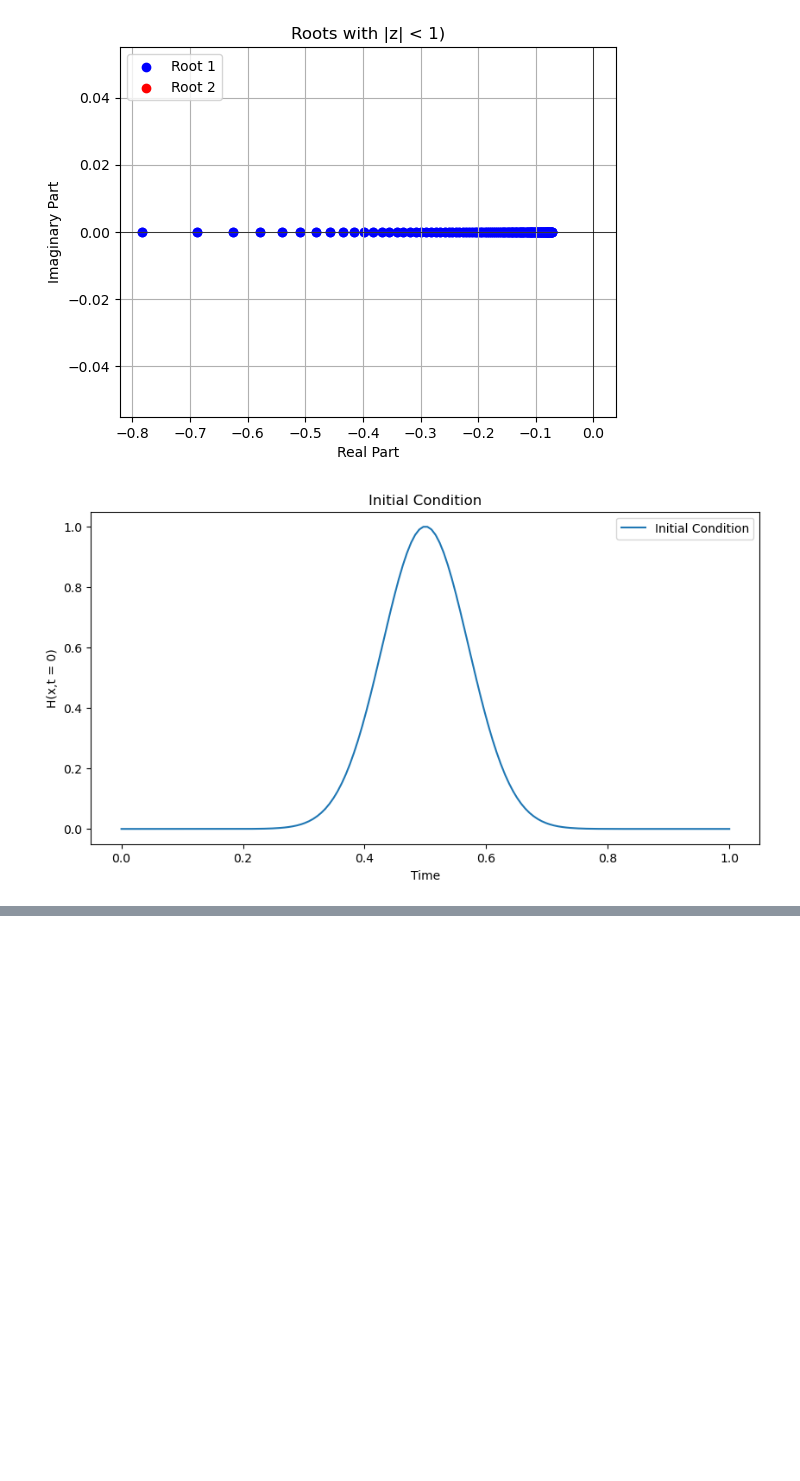
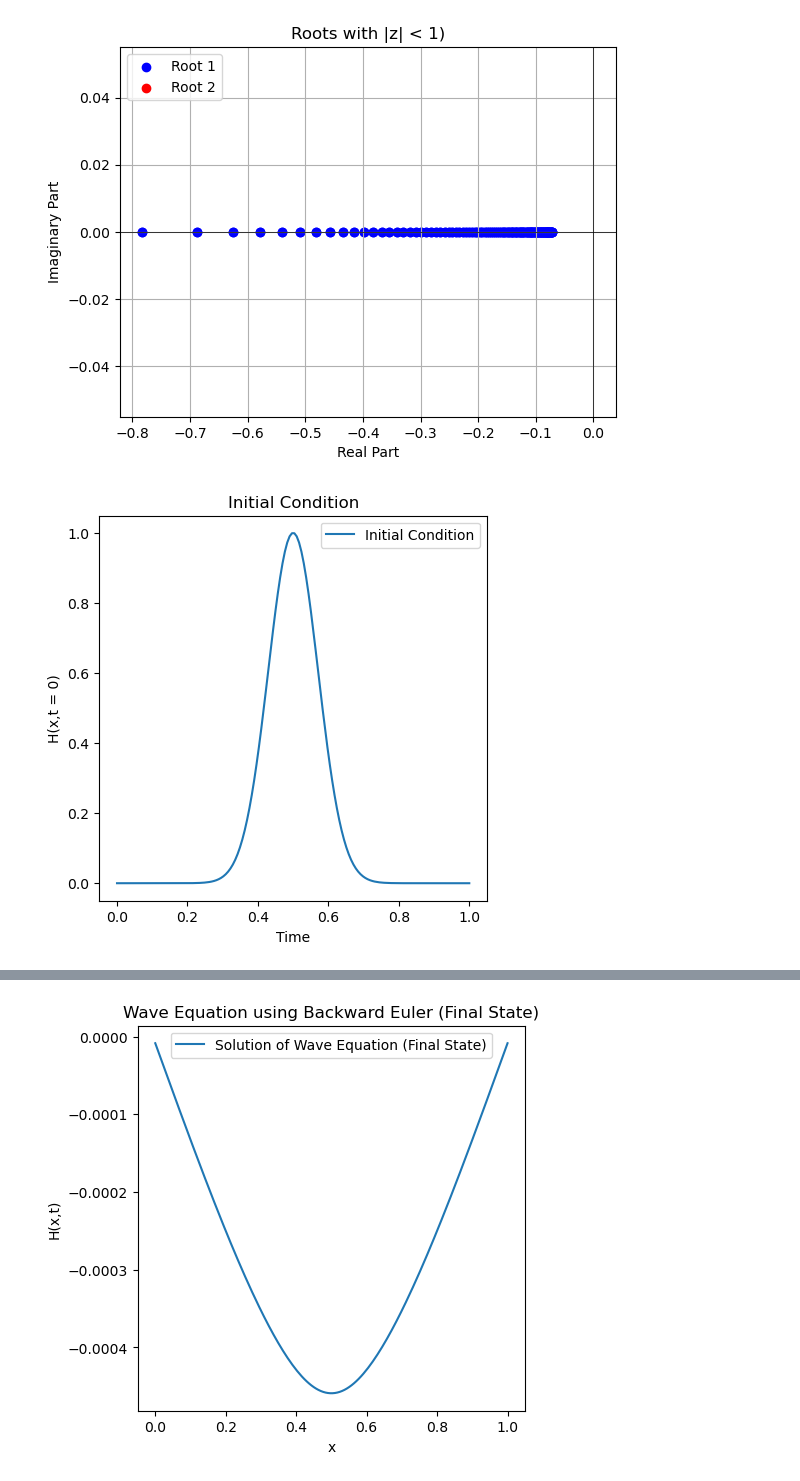
Before and after one commit to ColinJ2334/Numerical_PDEs, a Jupyter notebook: hw_1.ipynb, the cells around one changed output, grey strips where cells are left out. Cells and saved outputs as stored; diff of their text form; code cells hidden in the pictures; blank space fills up the shorter version.

```diff
--- a/hw_1.ipynb
+++ b/hw_1.ipynb
@@ -46,7 +46,7 @@ import numpy as np
 import matplotlib.pyplot as plt
 from scipy.fftpack import dst, idst
 
-def solve_wave_equation_forward_euler():
+def Three_Methods():
     # Parameters
     N = 150  ### for smoothness baby
     L = 1.0
@@ -66,48 +66,89 @@ def solve_wave_equation_forward_euler():
         return np.exp(-200*((x-L/2)**2)/2)
 
     def Ht0(x):
         return np.zeros_like(x)
 
     # Initial conditions in spatial domain
     A0 = H0(x)
     V0 = Ht0(x)
 
     # Compute DST of the initial conditions
     An = dst(A0, type=1)
     Vn = dst(V0, type=1)
 
     # Plot initial condition
-    plt.figure(figsize=(10, 5))
+    plt.figure(figsize=(5, 5))
     plt.plot(x, A0, label="Initial Condition")
     plt.xlabel("Time")
     plt.ylabel("H(x,t = 0)")
     plt.title("Initial Condition")
     plt.legend()
     plt.show()
 
     # Time evolution using Forward Euler
-    for n in range(Nt):
+    def FE(Nt, An, Vn):
+        for n in range(Nt):
         # Update in spectral domain using provided system
-        An1 = An + dt * Vn
-        Vn1 = Vn - dt * (2*np.pi*f1*k) * An
+            An1 = An + dt * Vn
+            Vn1 = Vn - dt * (2*np.pi*f1*k) * An
 
-        An = An1
-        Vn = Vn1
+            An = An1
+            Vn = Vn1
 
     # After time evolution, transform back to spatial domain
-    A_final = idst(An, type=1)
-    V_final = idst(Vn, type=1)
+        A_final = idst(An, type=1)
 
     # Plotting the final state
-    plt.figure(figsize=(10, 5))
-    plt.plot(x, A_final, label="Solution of Wave Equation (Final State)")
-    plt.xlabel("x")
-    plt.ylabel("H(x,t)")
-    plt.title("Wave Equation using Forward Euler (Final State)")
-    plt.legend()
-    plt.show()
+        plt.figure(figsize=(5, 5))
+        plt.plot(x, A_final, label="Solution of Wave Equation (Final State)")
+        plt.xlabel("x")
+        plt.ylabel("H(x,t)")
+        plt.title("Wave Equation using Forward Euler (Final State)")
+        plt.legend()
+        plt.show()
 
-# Execute the modified function
-solve_wave_equation_forward_euler()
+    def BE(Nt, An, Vn):
+        for n in range(Nt):
+            denominator = 1 + dt**2 * (2 * np.pi * f1 * k)**2
+            An1 = (An + dt * Vn) / denominator
+            Vn1 = Vn - dt * (2 * np.pi * f1 * k) * An1
+
+            An = An1
+            Vn = Vn1
+
+    # After time evolution, transform back to spatial domain
+        A_final = idst(An, type=1)
+
+    # Plotting the final state
+        plt.figure(figsize=(5, 5))
+        plt.plot(x, A_final, label="Solution of Wave Equation (Final State)")
+        plt.xlabel("x")
+        plt.ylabel("H(x,t)")
+        plt.title("Wave Equation using Backward Euler (Final State)")
+        plt.legend()
+        plt.show()
+
+    def Verlet(Nt, An, Vn):
+        for i in range(Nt):
+            Vn1 = -(2 * np.pi * f1 * k)*dt*An + Vn
+            An1 = dt*Vn1 + An
+
+            Vn = Vn1
+            An = An1
+
+        A_final = idst(An, type=1)
+
+    # Plotting the final state
+        plt.figure(figsize=(5, 5))
+        plt.plot(x, A_final, label="Solution of Wave Equation (Final State)")
+        plt.xlabel("x")
+        plt.ylabel("H(x,t)")
+        plt.title("Wave Equation using Backward Euler (Final State)")
+        plt.legend()
+        plt.show()
+
+    return FE(Nt, An, Vn), BE(Nt, An, Vn), Verlet(Nt, An, Vn)
+
+Three_Methods()
 # %% [output]
-[figure, old version]
+[figure, new version]
@@ -114,0 +156 @@ solve_wave_equation_forward_euler()
+[figure, added]
```
Also changed, not shown: parts of 2 cells of this notebook.
